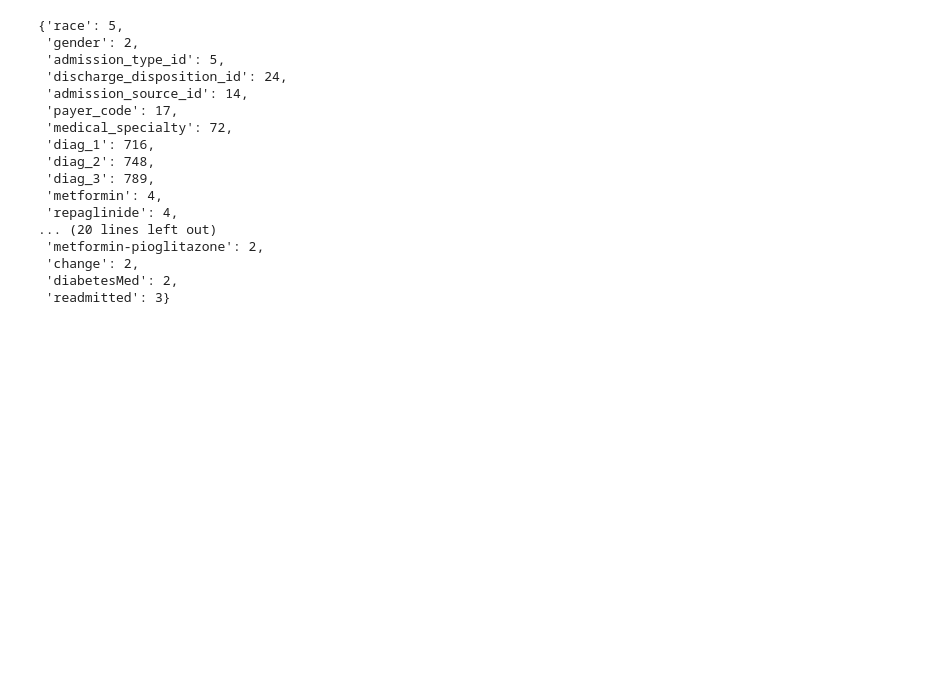
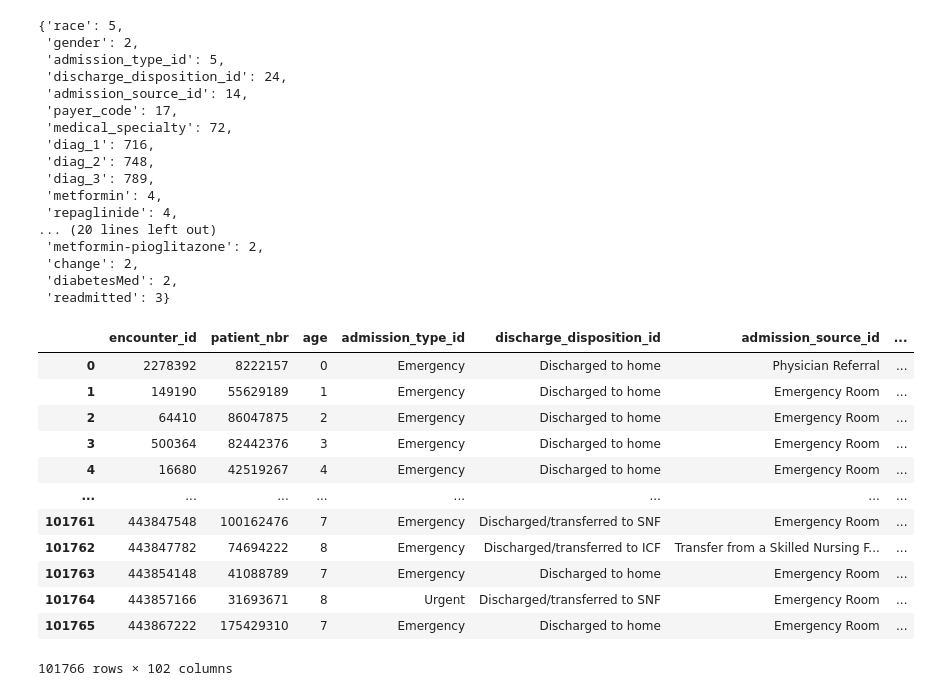
Before and after one commit to eslami200117/Data-Science, a Jupyter notebook: CA6/CA6.ipynb, the cells around one changed output. Saved outputs shown, nothing was run; the diff lists cells and outputs as text; code cells hidden in the pictures; blank space fills up the shorter version.

```diff
--- a/CA6/CA6.ipynb
+++ b/CA6/CA6.ipynb
@@ -289,6 +290,46 @@ unique_values
  'change': 2,
  'diabetesMed': 2,
  'readmitted': 3}
+# %%
+# Drop columns with only one unique category --> examide, citoglipton
+single_category_cols = [col for col, val in unique_values.items() if val == 1]
+df.drop(columns=single_category_cols, inplace=True)
+
+# Apply One-Hot Encoding to selected columns
+one_hot_cols = ['race', 'gender', 'metformin',
+ 'repaglinide', 'nateglinide', 'chlorpropamide',
+ 'glimepiride', 'acetohexamide', 'glipizide',
+ 'glyburide', 'tolbutamide', 'pioglitazone',
+ 'rosiglitazone', 'acarbose', 'miglitol',
+ 'troglitazone', 'tolazamide', 'insulin',
+ 'glyburide-metformin', 'glipizide-metformin', 'glimepiride-pioglitazone',
+ 'metformin-rosiglitazone', 'metformin-pioglitazone', 'change',
+ 'diabetesMed', 'readmitted']
+encoder = OneHotEncoder(sparse_output=False)
+one_hot_encoded = encoder.fit_transform(df[one_hot_cols])
+one_hot_encoded_df = pd.DataFrame(one_hot_encoded, columns=encoder.get_feature_names_out(one_hot_cols))
+df = df.drop(one_hot_cols, axis=1).join(one_hot_encoded_df)
+
+# Apply Label Encoding to 'age' (ordinal encoding conceptually due to ordered categories)
+#age_encoder = LabelEncoder()
+#df['age'] = age_encoder.fit_transform(df['age'])
+
+# Check the transformed dataset
+df
+# %% [output]
+|  | encounter_id | patient_nbr | age | admission_type_id | discharge_disposition_id | admission_source_id | ... |
+| 0 | 2278392 | 8222157 | 0 | Emergency | Discharged to home | Physician Referral | ... |
+| 1 | 149190 | 55629189 | 1 | Emergency | Discharged to home | Emergency Room | ... |
+| 2 | 64410 | 86047875 | 2 | Emergency | Discharged to home | Emergency Room | ... |
+| 3 | 500364 | 82442376 | 3 | Emergency | Discharged to home | Emergency Room | ... |
+| 4 | 16680 | 42519267 | 4 | Emergency | Discharged to home | Emergency Room | ... |
+| ... | ... | ... | ... | ... | ... | ... | ... |
+| 101761 | 443847548 | 100162476 | 7 | Emergency | Discharged/transferred to SNF | Emergency Room | ... |
+| 101762 | 443847782 | 74694222 | 8 | Emergency | Discharged/transferred to ICF | Transfer from a Skilled Nursing F... | ... |
+| 101763 | 443854148 | 41088789 | 7 | Emergency | Discharged to home | Emergency Room | ... |
+| 101764 | 443857166 | 31693671 | 8 | Urgent | Discharged/transferred to SNF | Emergency Room | ... |
+| 101765 | 443867222 | 175429310 | 7 | Emergency | Discharged to home | Emergency Room | ... |
+101766 rows × 102 columns
 # %%
 # List of numerical columns to be normalized
 numerical_cols = ['time_in_hospital', 'num_lab_procedures', 'num_procedures', 'num_medications',
```
Also changed, not shown: parts of 3 cells of this notebook.
